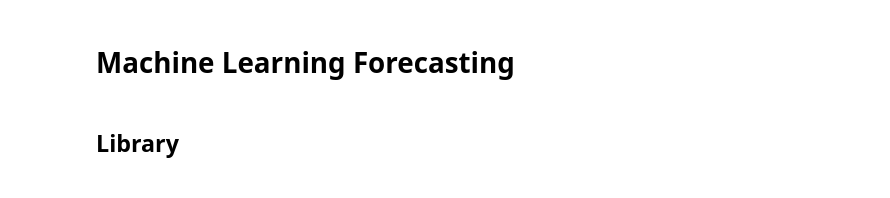
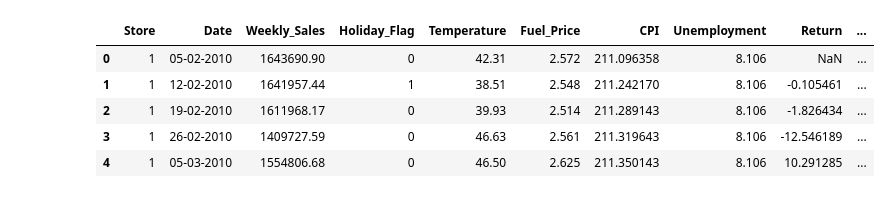
Before and after one commit to katasrofi/sales_performance, a Jupyter notebook: Forecasting.ipynb, the cells around one changed output. Drawn from its saved outputs; the diff is of its cells as text; code cells hidden in the pictures.

```diff
--- a/Forecasting.ipynb
+++ b/Forecasting.ipynb
@@ -194,4 +11,12 @@ plt.show()
-# %% [markdown]
-# Machine Learning Forecasting
-# %% [markdown]
-## Library
+# %%
+df = dataset.copy()
+df['Return'] = df['Weekly_Sales'].pct_change()*100
+df['LogReturn'] = np.log(df['Weekly_Sales']/df['Weekly_Sales'].shift(1))
+df.head()
+# %% [output]
+|  | Store | Date | Weekly_Sales | Holiday_Flag | Temperature | Fuel_Price | CPI | Unemployment | Return | ... |
+| 0 | 1 | 05-02-2010 | 1643690.90 | 0 | 42.31 | 2.572 | 211.096358 | 8.106 | NaN | ... |
+| 1 | 1 | 12-02-2010 | 1641957.44 | 1 | 38.51 | 2.548 | 211.242170 | 8.106 | -0.105461 | ... |
+| 2 | 1 | 19-02-2010 | 1611968.17 | 0 | 39.93 | 2.514 | 211.289143 | 8.106 | -1.826434 | ... |
+| 3 | 1 | 26-02-2010 | 1409727.59 | 0 | 46.63 | 2.561 | 211.319643 | 8.106 | -12.546189 | ... |
+| 4 | 1 | 05-03-2010 | 1554806.68 | 0 | 46.50 | 2.625 | 211.350143 | 8.106 | 10.291285 | ... |
```
Also changed, not shown: parts of 90 cells of this notebook, 7 other files.
